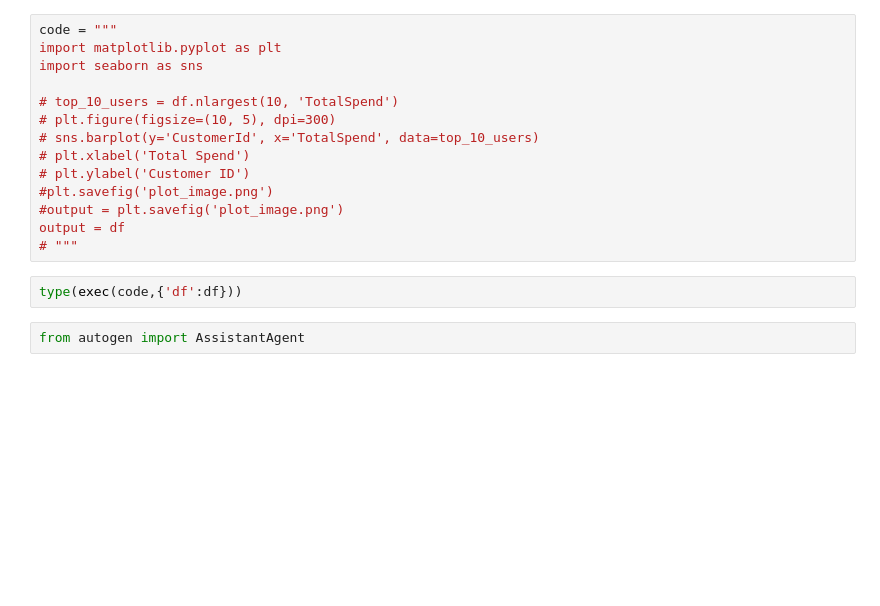
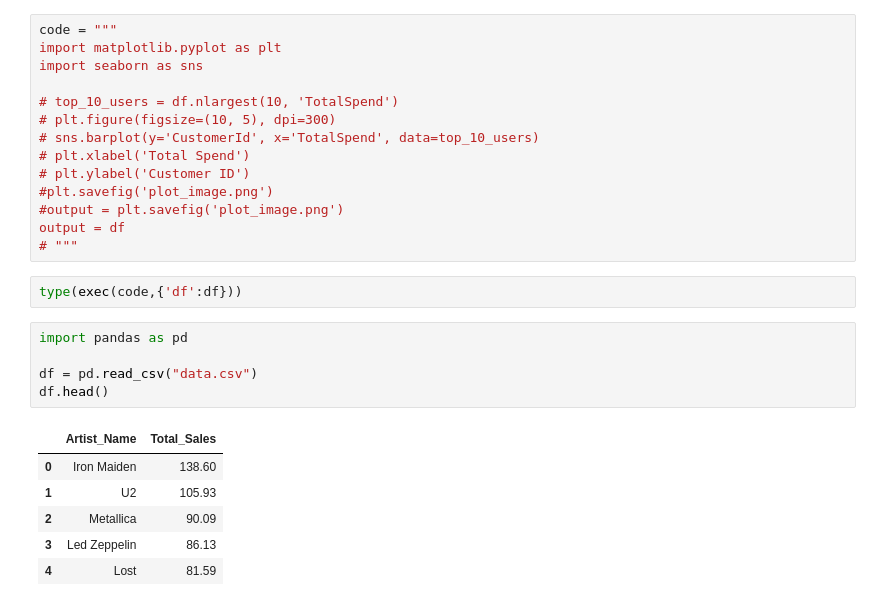
Before and after one commit to lokeshsubramany/DataChat, a Jupyter notebook: SQL_Plot_with_LLM/SQL_with_LLM.ipynb, the cells around one changed output. Drawn from its saved outputs; the diff is of its cells as text; blank space fills up the shorter version.

```diff
--- a/SQL_Plot_with_LLM/SQL_with_LLM.ipynb
+++ b/SQL_Plot_with_LLM/SQL_with_LLM.ipynb
@@ -104,5 +104,15 @@ output = df
 # """
 # %%
 type(exec(code,{'df':df}))
-# %%
-from autogen import AssistantAgent
+# %%
+import pandas as pd
+
+df = pd.read_csv("data.csv")
+df.head()
+# %% [output]
+|  | Artist_Name | Total_Sales |
+| 0 | Iron Maiden | 138.60 |
+| 1 | U2 | 105.93 |
+| 2 | Metallica | 90.09 |
+| 3 | Led Zeppelin | 86.13 |
+| 4 | Lost | 81.59 |
```
Also changed, not shown: parts of 1 cell of this notebook, 12 other files.
